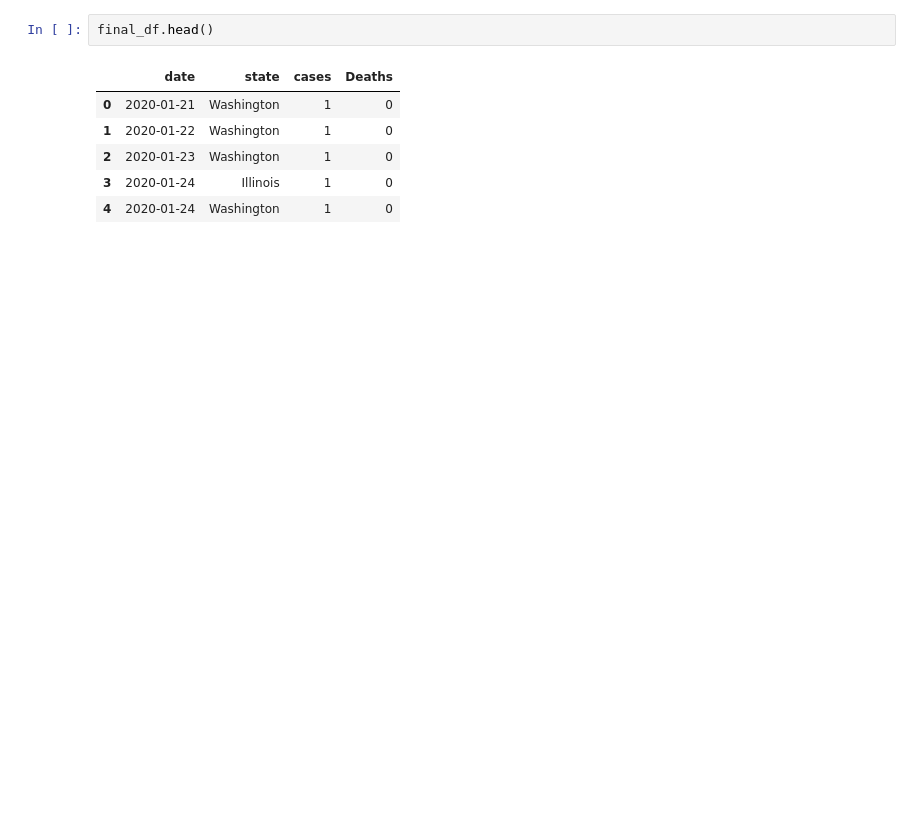
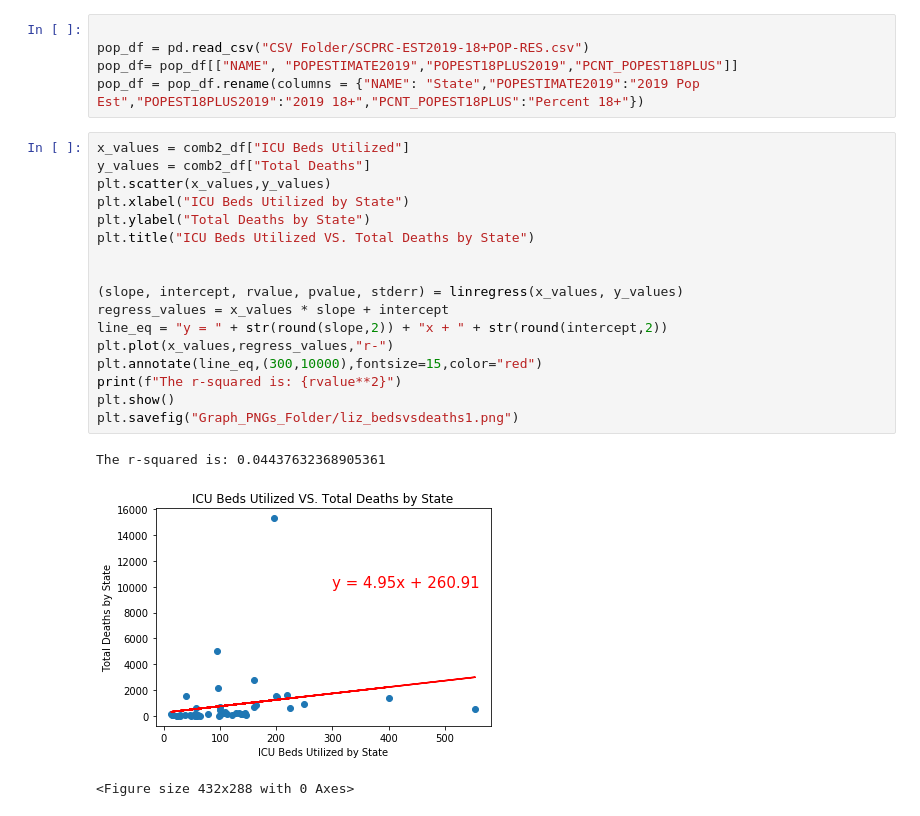
Before and after one commit to lmstevens/Group_Project_1, a Jupyter notebook: Liz's Graphs.ipynb, the cells around one changed output. Drawn from its saved outputs; the diff is of its cells as text; blank space fills up the shorter version.

Commit message:
Liz uploading graphs & graph jp notebook

```diff
--- a/Liz's Graphs.ipynb
+++ b/Liz's Graphs.ipynb
@@ -53,9 +95,26 @@ NameError: name 'state_hospital_data' is not defined
-# %%
-final_df.head()
-# %% [output]
-|  | date | state | cases | Deaths |
-| 0 | 2020-01-21 | Washington | 1 | 0 |
-| 1 | 2020-01-22 | Washington | 1 | 0 |
-| 2 | 2020-01-23 | Washington | 1 | 0 |
-| 3 | 2020-01-24 | Illinois | 1 | 0 |
-| 4 | 2020-01-24 | Washington | 1 | 0 |
+# %%
+
+pop_df = pd.read_csv("CSV Folder/SCPRC-EST2019-18+POP-RES.csv")
+pop_df= pop_df[["NAME", "POPESTIMATE2019","POPEST18PLUS2019","PCNT_POPEST18PLUS"]]
+pop_df = pop_df.rename(columns = {"NAME": "State","POPESTIMATE2019":"2019 Pop Est","POPEST18PLUS2019":"2019 18+","PCNT_POPEST18PLUS":"Percent 18+"})
+# %%
+x_values = comb2_df["ICU Beds Utilized"]
+y_values = comb2_df["Total Deaths"]
+plt.scatter(x_values,y_values)
+plt.xlabel("ICU Beds Utilized by State")
+plt.ylabel("Total Deaths by State")
+plt.title("ICU Beds Utilized VS. Total Deaths by State")
+
+
+(slope, intercept, rvalue, pvalue, stderr) = linregress(x_values, y_values)
+regress_values = x_values * slope + intercept
+line_eq = "y = " + str(round(slope,2)) + "x + " + str(round(intercept,2))
+plt.plot(x_values,regress_values,"r-")
+plt.annotate(line_eq,(300,10000),fontsize=15,color="red")
+print(f"The r-squared is: {rvalue**2}")
+plt.show()
+plt.savefig("Graph_PNGs_Folder/liz_bedsvsdeaths1.png")
+# %% [output]
+The r-squared is: 0.04437632368905361
+[figure, added]
+<Figure size 432x288 with 0 Axes>
```
Also changed, not shown: parts of 10 cells of this notebook, 8 other files.
